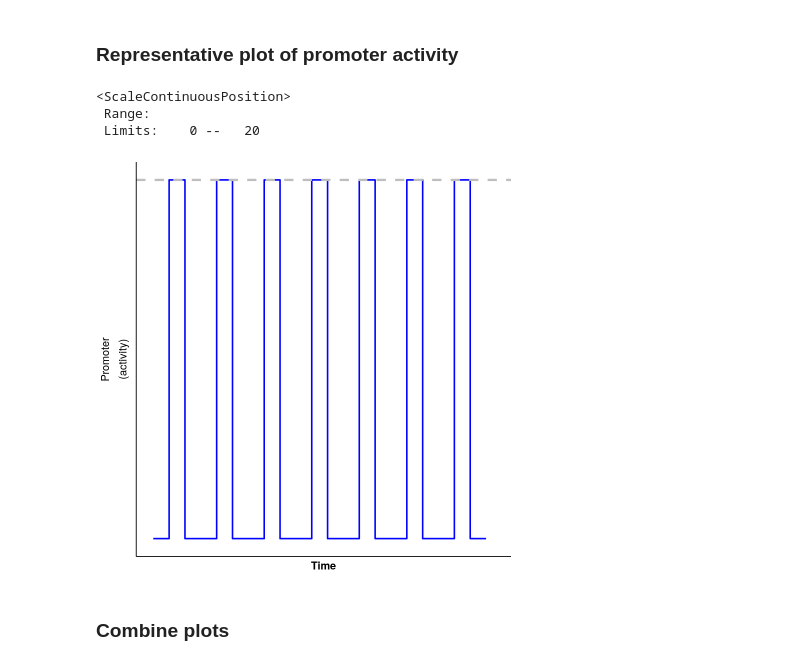
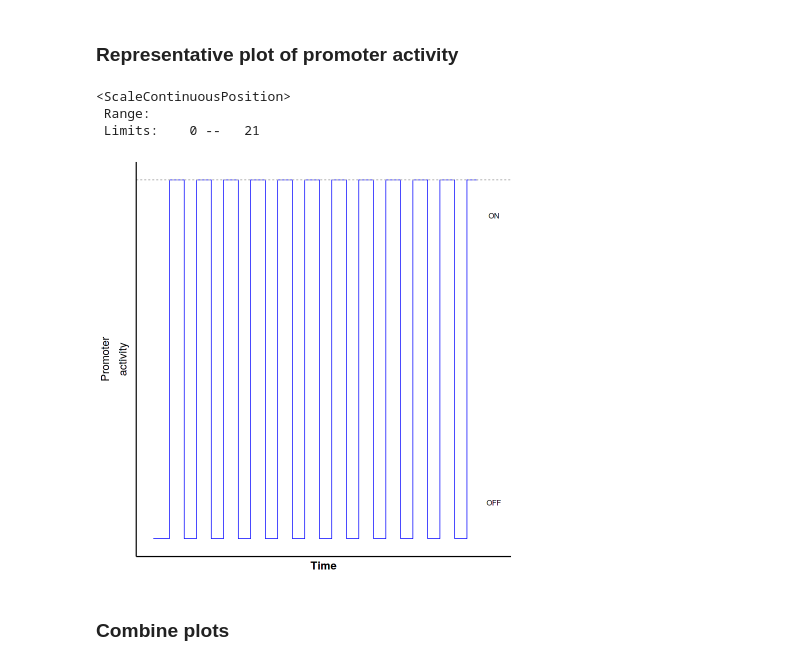
Before and after one commit to Tarun-Mahajan/Stochastic_Simulation_HIV_Noise, a Jupyter notebook: Burst_size_frequency_modulation.ipynb, the cells around one changed output. Saved outputs shown, nothing was run; the diff lists cells and outputs as text; code cells hidden in the pictures.

```diff
--- a/Burst_size_frequency_modulation.ipynb
+++ b/Burst_size_frequency_modulation.ipynb
@@ -57,3 +52,5 @@ opts <- list(progress = progress) # to display progress bars for parallel comput
+# %%
+plot.list <- list()
 # %% [markdown]
 ## Simulations for the untreated case
 # %% [markdown]
@@ -326,12 +302,13 @@ print(p)
 ### Combine plots
 # %%
 first.row <- plot_grid(p.control.time, p.control.hist, ncol = 2,
-                    labels = "", align = "h", rel_widths = c(1.5, 1))
+                    labels = "", align = "h", rel_widths = c(1.6, 1))
 second.row <- plot_grid(p.control.promoter, NULL, ncol = 2, labels = "", align = "h",
-                       rel_widths = c(1.5, 1))
+                       rel_widths = c(1.6, 1))
 plot.control <- plot_grid(first.row, second.row, nrow = 2, rel_heights = c(2.5, 1))
-save_plot("Plot_control.pdf", plot.control, base_height = 4, base_width = 6)
-print(plot.control)
+save_plot("Plot_untreated.png", plot.control, base_height = 4, base_width = 6)
+# print(plot.control)
+plot.list[[1]] <- plot.control
 # %% [markdown]
 ## Simulations for noise enhancer
 # %% [markdown]
@@ -605,12 +567,13 @@ print(p)
 ### Combine Plots
 # %%
 first.row <- plot_grid(p.NE.time, p.NE.hist, ncol = 2,
-                    labels = "", align = "h", rel_widths = c(1.5, 1))
+                    labels = "", align = "h", rel_widths = c(1.6, 1))
 second.row <- plot_grid(p.NE.promoter, NULL, ncol = 2, labels = "", align = "h",
-                       rel_widths = c(1.5, 1))
+                       rel_widths = c(1.6, 1))
 plot.NE <- plot_grid(first.row, second.row, nrow = 2, rel_heights = c(2.5, 1))
 save_plot("Plot_NE.png", plot.NE, base_height = 4, base_width = 6)
-print(plot.NE)
+# print(plot.NE)
+plot.list[[2]] <- plot.NE
 # %% [markdown]
 ## Simulations for activator
 # %% [markdown]
@@ -817,16 +753,26 @@ replace the existing scale.
 # %% [markdown]
 ### Representative plot of promoter activity
 # %%
-on_frac = (params['kon'])/(params['kon'] + params['koff'])
-col <- "blue" # color for the single-cell time trajectories
+col <- "blue"
+params = c(kon = 3/(5*3600), koff = 1/(2*3600))
+on_time <- 1/(params['kon'] + params['koff'])
+time_diff <- 1/(params['kon'])
+num_bursts <- floor((20*3600)/time_diff)
+burst_times <- 3600 + (1:num_bursts - 1)*(1/(params['kon']))
+time_list <- seq(0, 20*3600, by = 1)
+promoter <- rep(0, 20*3600 + 1)
+for( b in 1:num_bursts ){
+    id.begin <- which(time_list >= burst_times[b])
+    id.end <- which(time_list <= burst_times[b] + on_time)
+    if( length(id.end) != 0 ){
+        promoter[id.begin[1]:id.end[length(id.end)]] <- 1
+    }else{
+        promoter[id.begin[1]:(20*3600 + 1)] <- 1
+    }
 
-# Plot the first trajectory
-id <- which(out.Ac[[1]]$time >= skip_hours * 60 * 60)
-dat.plot <- data.frame(x = c(0, 1, 1, 2, 2, 3, 4, 4, 5, 5, 6, 7, 7, 8, 8, 9, 10, 10,
-                            11, 11, 12, 13, 13, 14, 14, 15, 16, 16, 17, 17, 18, 19, 19,
-                            20, 20, 21),
-                        y = c(0, 0, 1, 1, 0, 0, 0, 1, 1, 0, 0, 0, 1, 1, 0, 0, 0, 1,
-                             1, 0, 0, 0, 1, 1, 0, 0, 0, 1, 1, 0, 0, 0, 1, 1, 0, 0))
+}
+dat.plot <- data.frame(x = time_list/3600,
+                        y = promoter)
 p <- ggline(dat.plot, x = "x", y = "y",
             numeric.x.axis = T,
             linetype = "solid",
@@ -836,50 +782,50 @@ p <- ggline(dat.plot, x = "x", y = "y",
             sort.by.groups = FALSE,
             x.text.angle = 0,
             ylab = expression(atop("Promoter",
-                                   "(activity)")),
+                                   "activity")),
             xlab = "Time",
             # legend = "bottom",
             legend.title = "",
             y.text.angle = 0,
             rotate = F,
             font.x = 14,
             font.y = 14,
             font.tickslab = 13,
-            size = 0.9,
+            size = 0.3,
             point.size = 0.1,
             # font.label = 14,
             theme = theme_pubr()
 )
 # Add horizontal line for the mean value
 p <- p + geom_hline(yintercept = 1, color = "gray", linetype = 2,
-                    size = 1.3)
+                    size = 0.5)
 
-# p <- p  +
-#   geom_text(data = data.frame(x = 20.5, y = 0.9, label = "ON"),
-#             mapping = aes(x = x, y = y, label = label), color = "black", size = 5) +
-# geom_text(data = data.frame(x = 20.5, y = 0.2, label = "OFF"),
-#             mapping = aes(x = x, y = y, label = label), color = "black", size = 5)
+p <- p  +
+  geom_text(data = data.frame(x = 21, y = 0.9, label = "ON"),
+            mapping = aes(x = x, y = y, label = label), color = "black", size = 3) +
+geom_text(data = data.frame(x = 21, y = 0.1, label = "OFF"),
+            mapping = aes(x = x, y = y, label = label), color = "black", size = 3)
 
 # Remove white space between the plot and the axes
-p <- p + xlim(c(0, 21.5))
-  scale_x_continuous(limits = c(0,20), expand = c(0, 0))
+p <- p + xlim(c(0, 21))
+  scale_x_continuous(limits = c(0,21), expand = c(0, 0))
 
 # Adjust font sizes for the title and the axes
 p <- p +
   theme(plot.title = element_text(size = 15, color = "black", face="bold.italic"),
         axis.title.x = element_text(size = 13, colour = "black", face = "bold"),
         axis.title.y = element_text(size = 13, colour = "black", face = "bold"),
         axis.text.x = element_blank(),
         axis.text.y = element_blank(),
         axis.ticks.x = element_blank(),
         axis.ticks.y = element_blank())
 p.Ac.promoter <- p
 print(p)
 # %% [output]
 <ScaleContinuousPosition>
  Range:
- Limits:    0 --   20
+ Limits:    0 --   21
-[figure, old version]
+[figure, new version]
 # %% [markdown]
 ### Combine plots
 # %%
```
Also changed, not shown: parts of 42 cells of this notebook.
